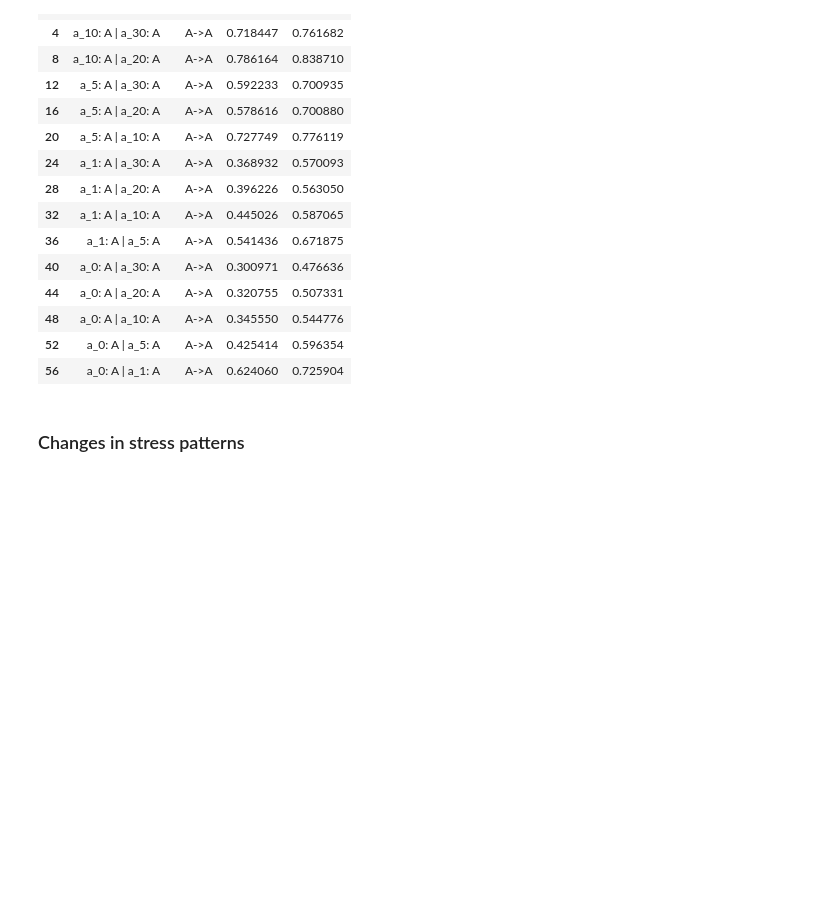
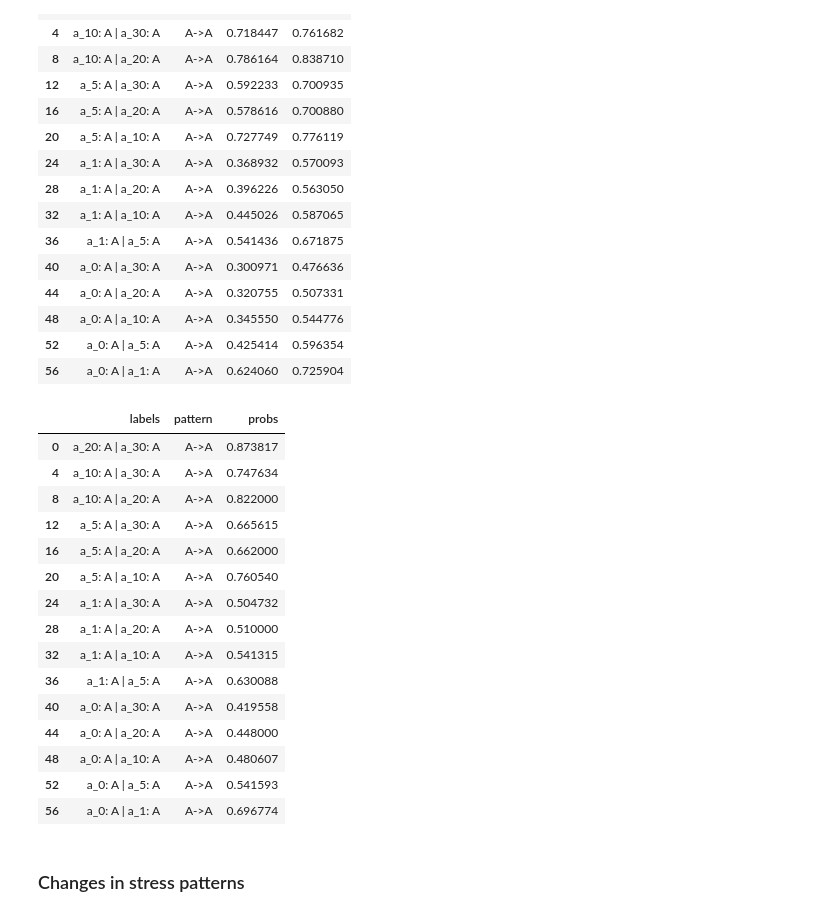
Before and after one commit to vicalbiter/histories, a Jupyter notebook: HistCreation - v1.1.ipynb, the cells around one changed output. Saved outputs shown, nothing was run; the diff lists cells and outputs as text; code cells hidden in the pictures; blank space fills up the shorter version.

```diff
--- a/HistCreation - v1.1.ipynb
+++ b/HistCreation - v1.1.ipynb
@@ -253,6 +259,25 @@ tp_degex[(tp_degex.pattern == 'A->A')]
 | 48 | a_0: A | a_10: A | A->A | 0.345550 | 0.544776 |
 | 52 | a_0: A | a_5: A | A->A | 0.425414 | 0.596354 |
 | 56 | a_0: A | a_1: A | A->A | 0.624060 | 0.725904 |
+# %%
+tp_all[(tp_all.pattern == 'A->A')]
+# %% [output]
+|  | labels | pattern | probs |
+| 0 | a_20: A | a_30: A | A->A | 0.873817 |
+| 4 | a_10: A | a_30: A | A->A | 0.747634 |
+| 8 | a_10: A | a_20: A | A->A | 0.822000 |
+| 12 | a_5: A | a_30: A | A->A | 0.665615 |
+| 16 | a_5: A | a_20: A | A->A | 0.662000 |
+| 20 | a_5: A | a_10: A | A->A | 0.760540 |
+| 24 | a_1: A | a_30: A | A->A | 0.504732 |
+| 28 | a_1: A | a_20: A | A->A | 0.510000 |
+| 32 | a_1: A | a_10: A | A->A | 0.541315 |
+| 36 | a_1: A | a_5: A | A->A | 0.630088 |
+| 40 | a_0: A | a_30: A | A->A | 0.419558 |
+| 44 | a_0: A | a_20: A | A->A | 0.448000 |
+| 48 | a_0: A | a_10: A | A->A | 0.480607 |
+| 52 | a_0: A | a_5: A | A->A | 0.541593 |
+| 56 | a_0: A | a_1: A | A->A | 0.696774 |
 # %% [markdown]
 ### Changes in stress patterns
 # %%
```
Also changed, not shown: parts of 7 cells of this notebook, 3 other files.
